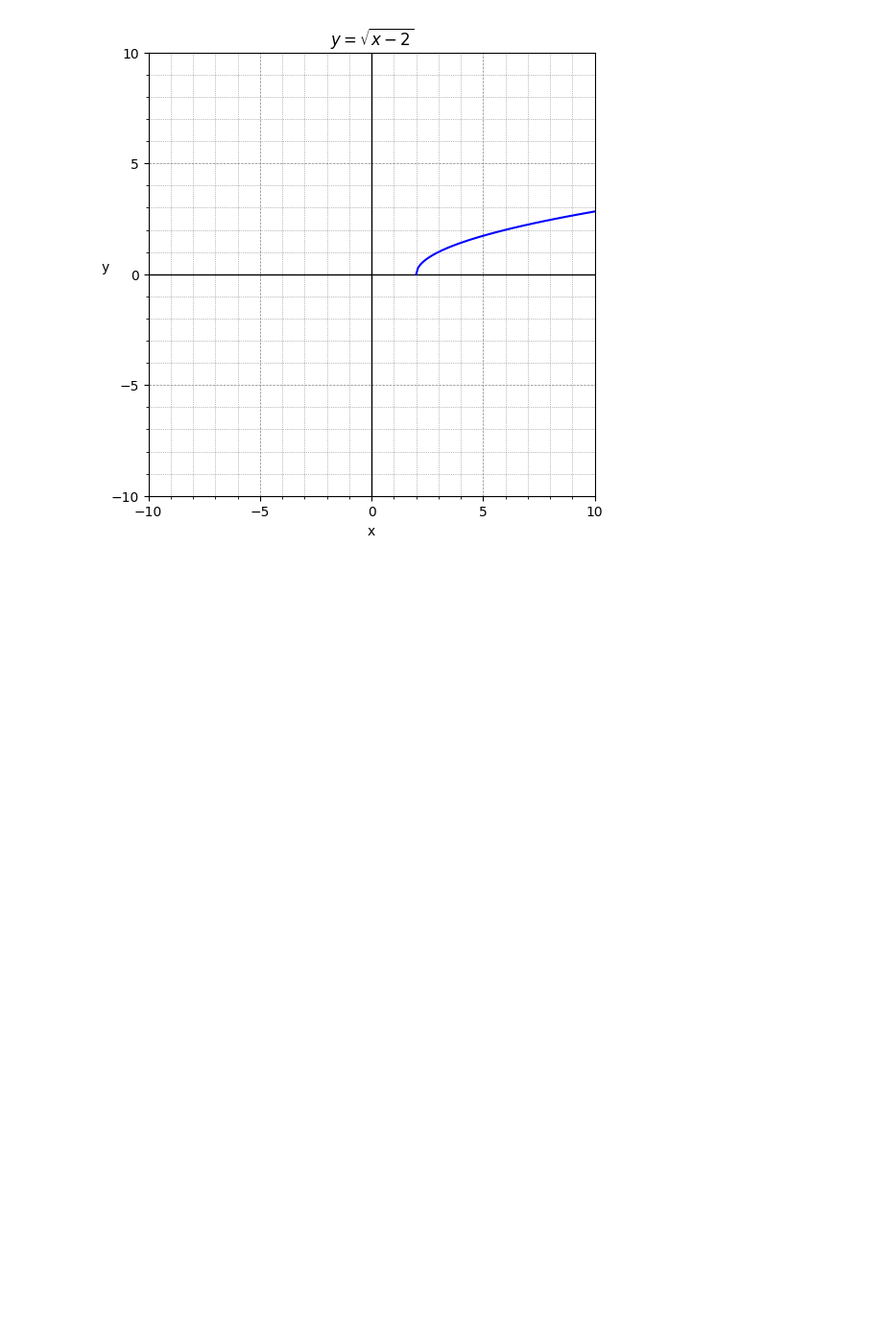
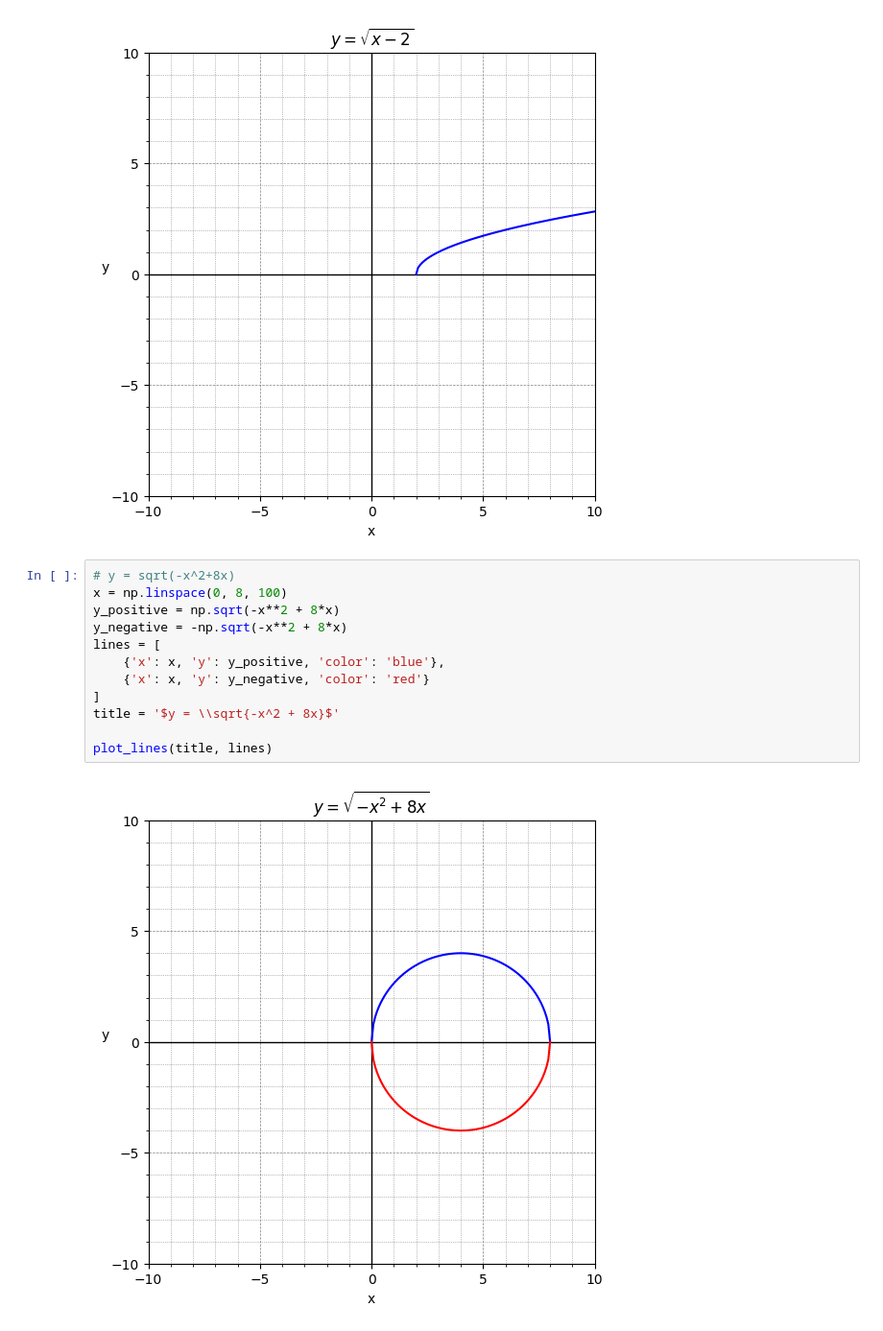
Before and after one commit to seanjiangsh/math-practice, a Jupyter notebook: algebra/plotting.ipynb, the cells around one changed output. Shown at 96% size. Saved outputs shown, nothing was run; the diff lists cells and outputs as text; blank space fills up the shorter version.

```diff
--- a/algebra/plotting.ipynb
+++ b/algebra/plotting.ipynb
@@ -158,3 +158,17 @@ title = '$y = \\sqrt{x - 2}$'
 plot_lines(title, lines)
 # %% [output]
 [figure]
+# %%
+# y = sqrt(-x^2+8x)
+x = np.linspace(0, 8, 100)
+y_positive = np.sqrt(-x**2 + 8*x)
+y_negative = -np.sqrt(-x**2 + 8*x)
+lines = [
+    {'x': x, 'y': y_positive, 'color': 'blue'},
+    {'x': x, 'y': y_negative, 'color': 'red'}
+]
+title = '$y = \\sqrt{-x^2 + 8x}$'
+
+plot_lines(title, lines)
+# %% [output]
+[figure, added]
```
Also changed, not shown: parts of 1 cell of this notebook, 2 other files.
